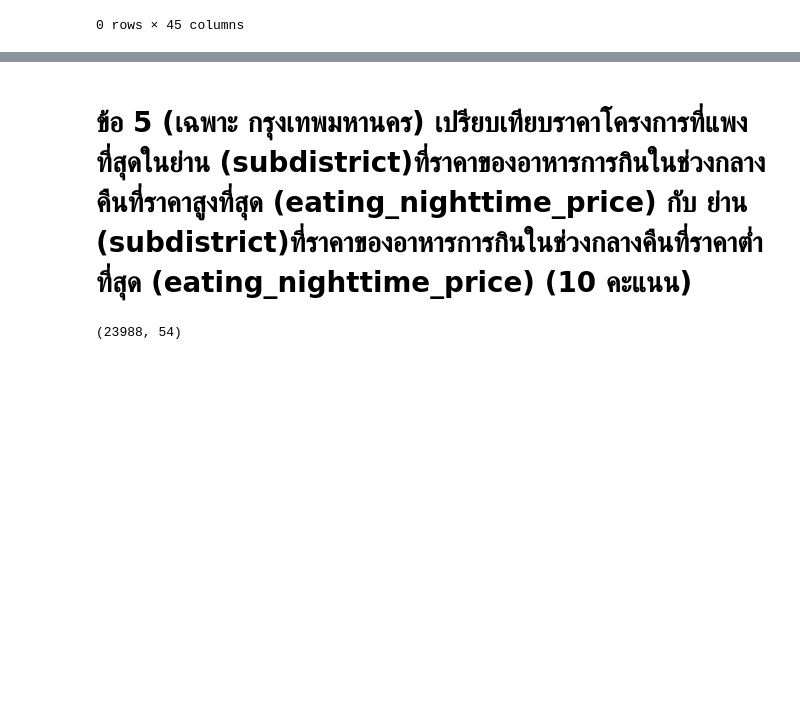
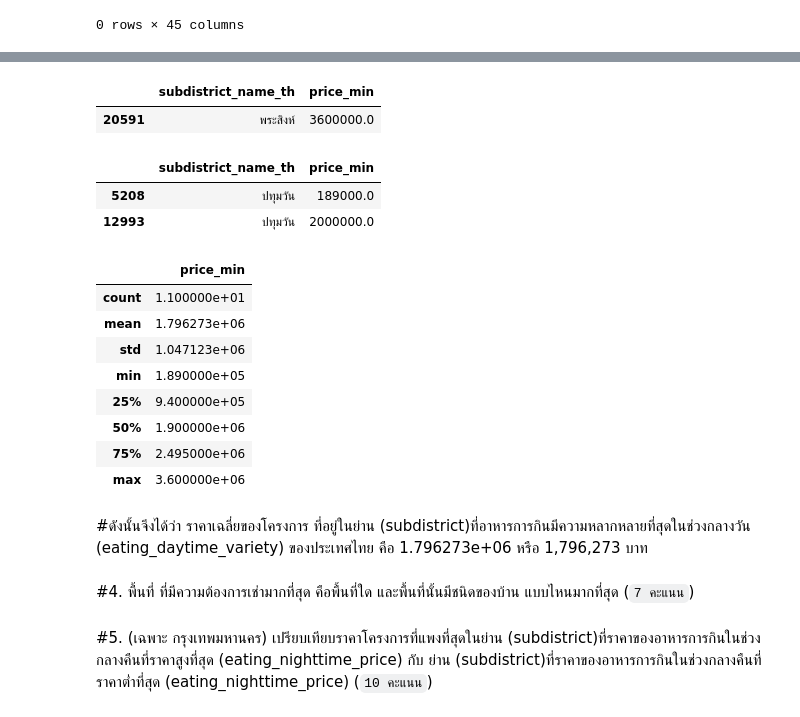
Before and after one commit to Kanchanasud/BasicProg_Dataviz65, a Jupyter notebook: midterm65.ipynb, the cells around one changed output, grey strips where cells are left out. Cells and saved outputs as stored; diff of their text form; code cells hidden in the pictures; blank space fills up the shorter version.

````diff
--- a/midterm65.ipynb
+++ b/midterm65.ipynb
@@ -376,2 +323,29 @@ project.dropna(how='all')
+# %%
+project[project['subdistrict_name_th']=='พระสิงห์'][['subdistrict_name_th','price_min']]
+# %% [output]
+|  | subdistrict_name_th | price_min |
+| 20591 | พระสิงห์ | 3600000.0 |
+# %%
+project[project['subdistrict_name_th']=='ปทุมวัน'][['subdistrict_name_th','price_min']]
+# %% [output]
+|  | subdistrict_name_th | price_min |
+| 5208 | ปทุมวัน | 189000.0 |
+| 12993 | ปทุมวัน | 2000000.0 |
+# %%
+result.describe()
+# %% [output]
+|  | price_min |
+| count | 1.100000e+01 |
+| mean | 1.796273e+06 |
+| std | 1.047123e+06 |
+| min | 1.890000e+05 |
+| 25% | 9.400000e+05 |
+| 50% | 1.900000e+06 |
+| 75% | 2.495000e+06 |
+| max | 3.600000e+06 |
+# %% [markdown]
+#ดังนั้นจึงได้ว่า ราคาเฉลี่ยของโครงการ ที่อยู่ในย่าน (subdistrict)ที่อาหารการกินมีความหลากหลายที่สุดในช่วงกลางวัน (eating_daytime_variety) ของประเทศไทย คือ 1.796273e+06 หรือ 1,796,273 บาท
+# %% [markdown]
+#4. พื้นที่ ที่มีความต้องการเช่ามากที่สุด คือพื้นที่ใด และพื้นที่นั้นมีชนิดของบ้าน แบบไหนมากที่สุด (```7 คะแนน```)
 # %% [markdown]
-# ข้อ 5 (เฉพาะ กรุงเทพมหานคร) เปรียบเทียบราคาโครงการที่แพงที่สุดในย่าน (subdistrict)ที่ราคาของอาหารการกินในช่วงกลางคืนที่ราคาสูงที่สุด (eating_nighttime_price) กับ ย่าน (subdistrict)ที่ราคาของอาหารการกินในช่วงกลางคืนที่ราคาต่ำที่สุด (eating_nighttime_price) (10 คะแนน)
+#5. (เฉพาะ กรุงเทพมหานคร) เปรียบเทียบราคาโครงการที่แพงที่สุดในย่าน (subdistrict)ที่ราคาของอาหารการกินในช่วงกลางคืนที่ราคาสูงที่สุด (eating_nighttime_price) กับ ย่าน (subdistrict)ที่ราคาของอาหารการกินในช่วงกลางคืนที่ราคาต่ำที่สุด (eating_nighttime_price) (```10 คะแนน```)
@@ -380,4 +351,0 @@ dataall = pd.concat([project,eat])
-# %%
-dataall.shape
-# %% [output]
-(23988, 54)
````
Also changed, not shown: parts of 35 cells of this notebook.
